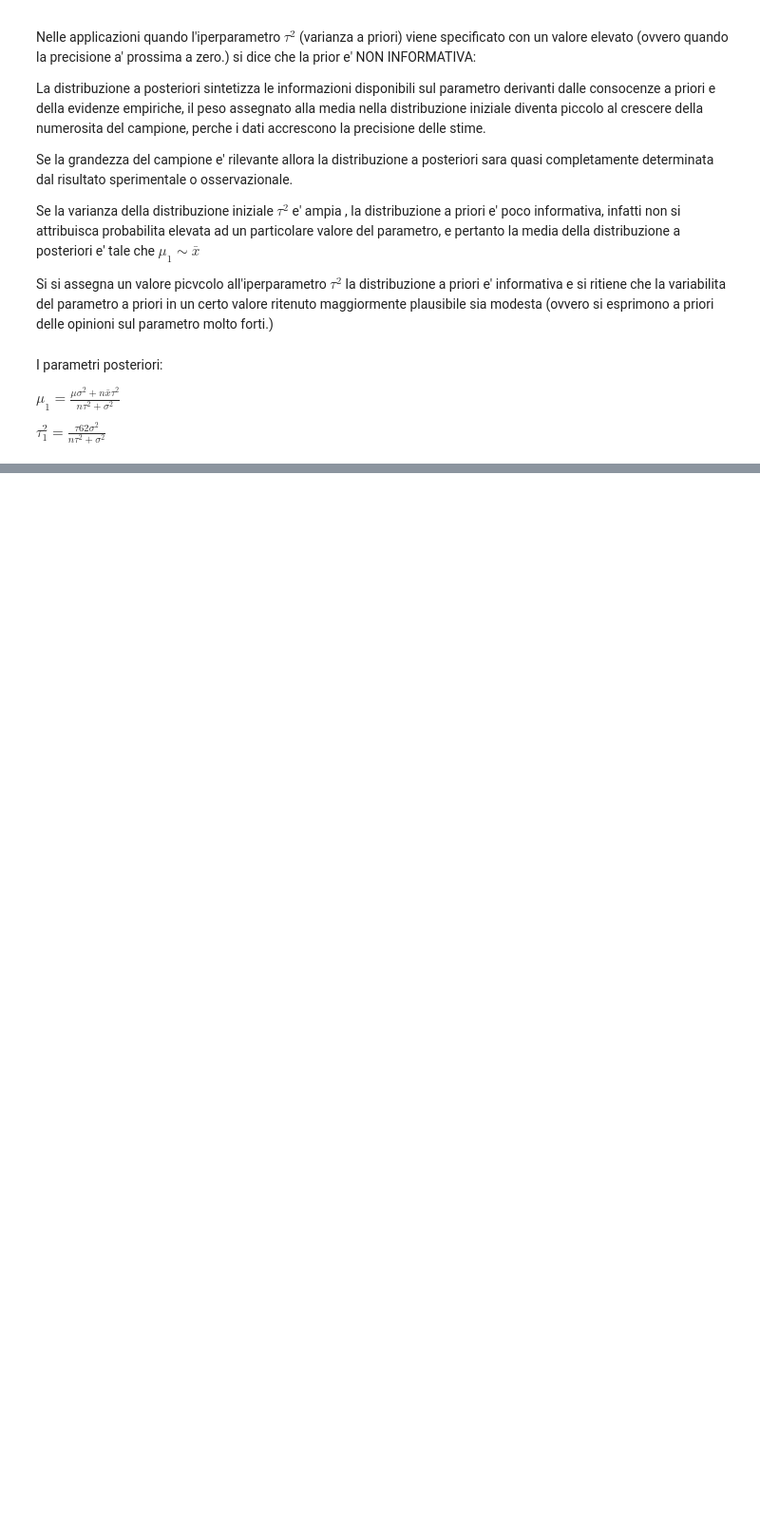
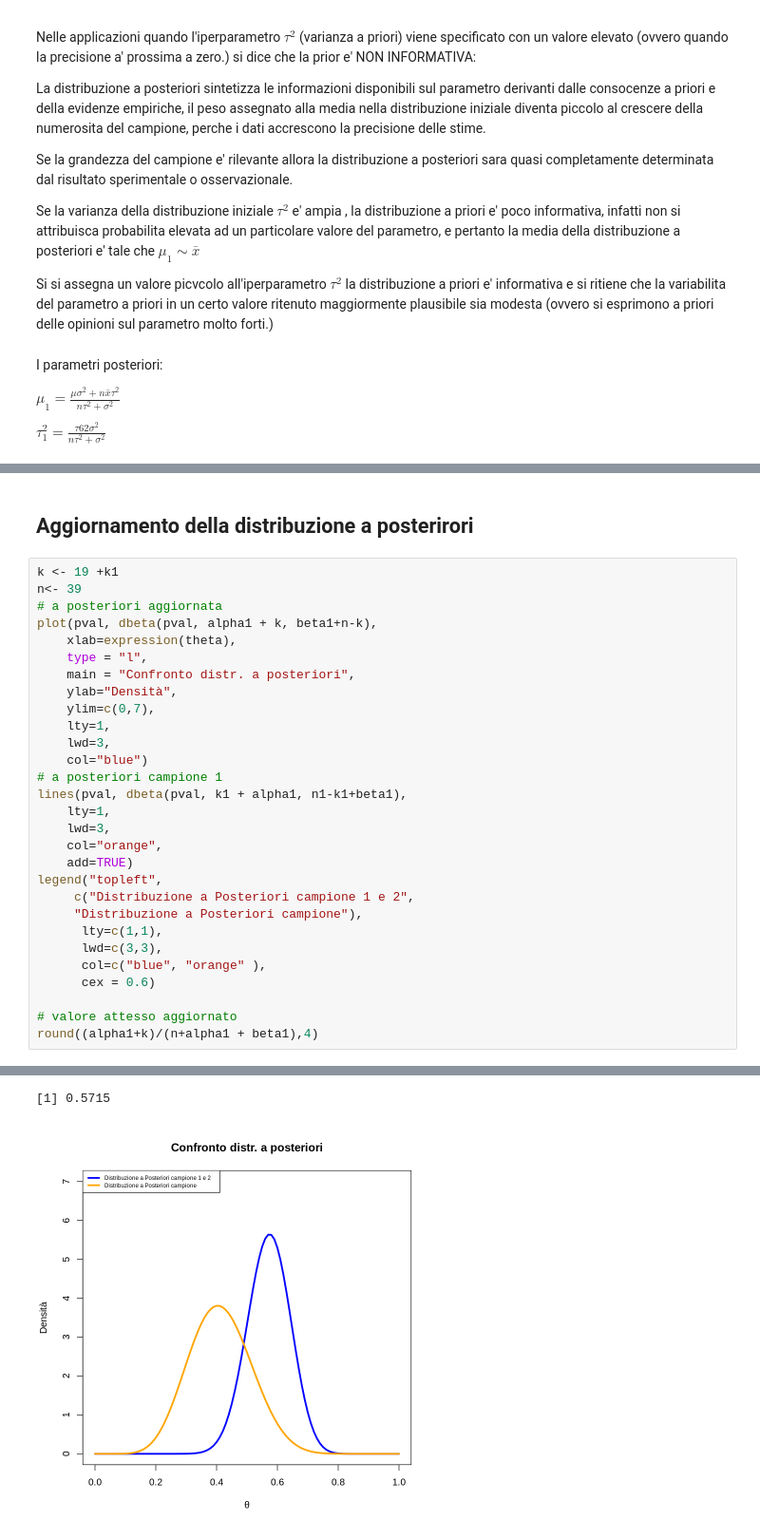
Before and after one commit to Nikolay1982Nikolaev/Bayes-Bicocca, a Jupyter notebook: L2_Familie_coniugate_Beta_Binomiale.ipynb, the cells around one changed output, grey strips where cells are left out. Shown at 95% size. Saved outputs shown, nothing was run; the diff lists cells and outputs as text; blank space fills up the shorter version.

```diff
--- a/L2_Familie_coniugate_Beta_Binomiale.ipynb
+++ b/L2_Familie_coniugate_Beta_Binomiale.ipynb
@@ -175,0 +320,32 @@ $\tau_1^2 = \frac{\tau62\sigma^2}{n\tau^2+ \sigma^2}$
+# %% [markdown]
+## Aggiornamento della distribuzione a posterirori
+# %%
+k <- 19 +k1
+n<- 39
+# a posteriori aggiornata
+plot(pval, dbeta(pval, alpha1 + k, beta1+n-k),
+    xlab=expression(theta),
+    type = "l",
+    main = "Confronto distr. a posteriori",
+    ylab="Densità",
+    ylim=c(0,7),
+    lty=1,
+    lwd=3,
+    col="blue")
+# a posteriori campione 1
+lines(pval, dbeta(pval, k1 + alpha1, n1-k1+beta1),
+    lty=1,
+    lwd=3,
+    col="orange",
+    add=TRUE)
+legend("topleft",
+     c("Distribuzione a Posteriori campione 1 e 2",
+     "Distribuzione a Posteriori campione"),
+      lty=c(1,1),
+      lwd=c(3,3),
+      col=c("blue", "orange" ),
+      cex = 0.6)
+
+# valore attesso aggiornato
+round((alpha1+k)/(n+alpha1 + beta1),4)
+# %% [output]
@@ -175,0 +354,2 @@ $\tau_1^2 = \frac{\tau62\sigma^2}{n\tau^2+ \sigma^2}$
+[1] 0.5715
+[figure, added]
```
Also changed, not shown: parts of 47 cells of this notebook.
